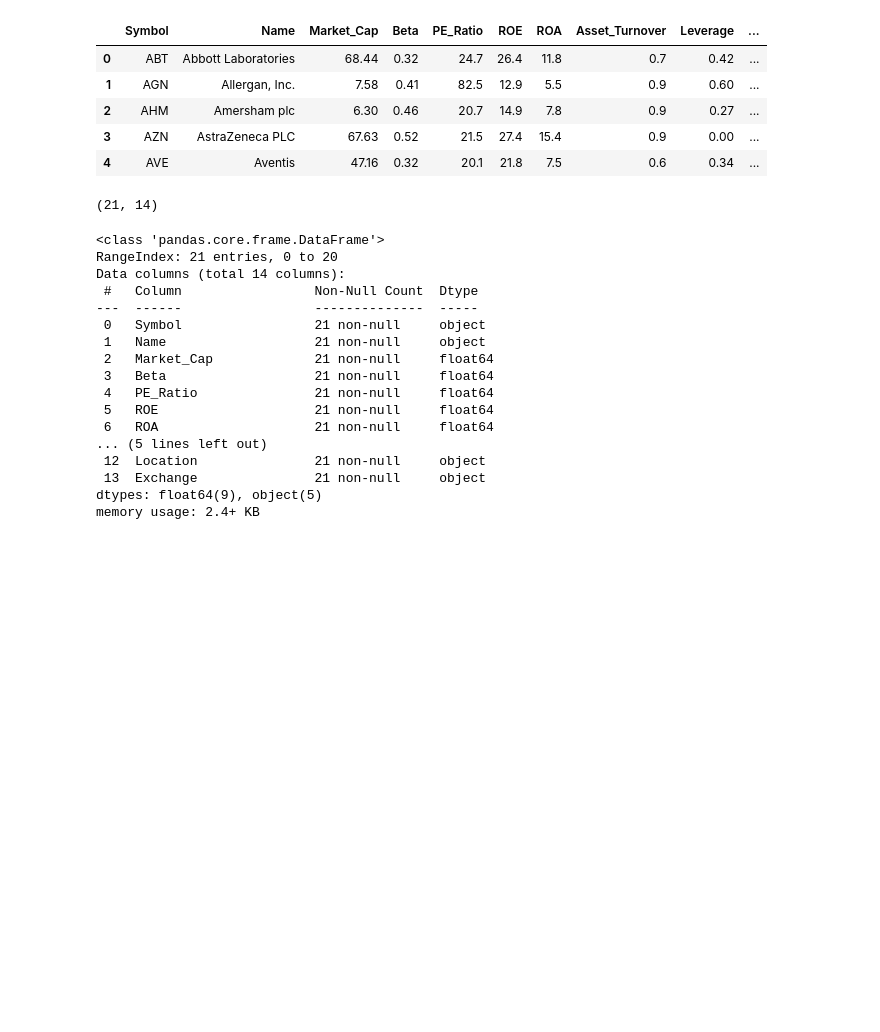
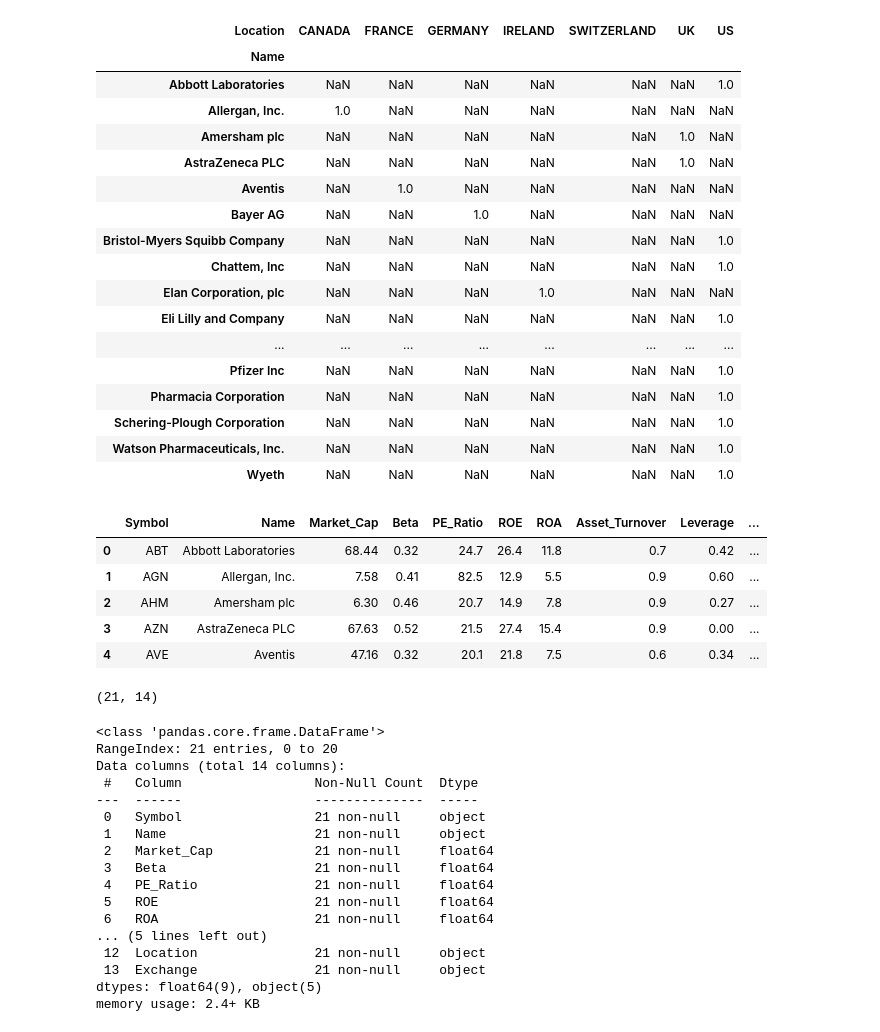
Before and after one commit to ehddy/BA, a Jupyter notebook: 연습문제 15.3.ipynb, the cells around one changed output. Drawn from its saved outputs; the diff is of its cells as text; code cells hidden in the pictures; blank space fills up the shorter version.

```diff
--- a/연습문제 15.3.ipynb
+++ b/연습문제 15.3.ipynb
@@ -18,3 +58,24 @@ data = pd.read_excel("C:/Users/Innovation/Desktop/김동요/jupyter/Data/BA/연
+# %%
+data.pivot_table(index='Name', columns="Location", aggfunc='size')
+# %% [output]
+| Location | CANADA | FRANCE | GERMANY | IRELAND | SWITZERLAND | UK | US |
+| Name |  |  |  |  |  |  |  |
+| Abbott Laboratories | NaN | NaN | NaN | NaN | NaN | NaN | 1.0 |
+| Allergan, Inc. | 1.0 | NaN | NaN | NaN | NaN | NaN | NaN |
+| Amersham plc | NaN | NaN | NaN | NaN | NaN | 1.0 | NaN |
+| AstraZeneca PLC | NaN | NaN | NaN | NaN | NaN | 1.0 | NaN |
+| Aventis | NaN | 1.0 | NaN | NaN | NaN | NaN | NaN |
+| Bayer AG | NaN | NaN | 1.0 | NaN | NaN | NaN | NaN |
+| Bristol-Myers Squibb Company | NaN | NaN | NaN | NaN | NaN | NaN | 1.0 |
+| Chattem, Inc | NaN | NaN | NaN | NaN | NaN | NaN | 1.0 |
+| Elan Corporation, plc | NaN | NaN | NaN | 1.0 | NaN | NaN | NaN |
+| Eli Lilly and Company | NaN | NaN | NaN | NaN | NaN | NaN | 1.0 |
+| ... | ... | ... | ... | ... | ... | ... | ... |
+| Pfizer Inc | NaN | NaN | NaN | NaN | NaN | NaN | 1.0 |
+| Pharmacia Corporation | NaN | NaN | NaN | NaN | NaN | NaN | 1.0 |
+| Schering-Plough Corporation | NaN | NaN | NaN | NaN | NaN | NaN | 1.0 |
+| Watson Pharmaceuticals, Inc. | NaN | NaN | NaN | NaN | NaN | NaN | 1.0 |
+| Wyeth | NaN | NaN | NaN | NaN | NaN | NaN | 1.0 |
 # %%
 data.head()
 # %% [output]
```
Also changed, not shown: parts of 9 cells of this notebook.
